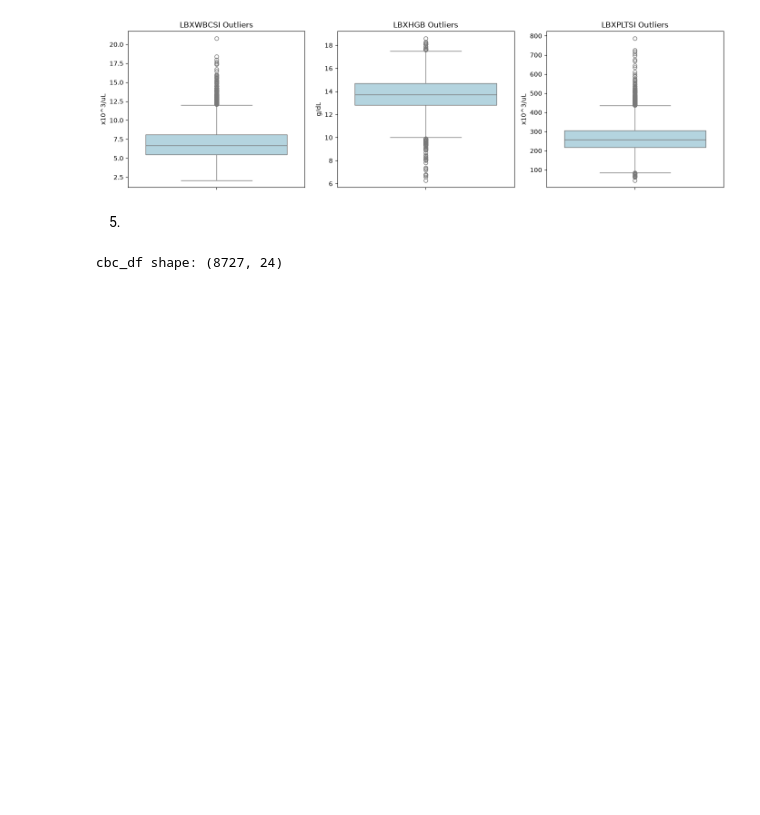
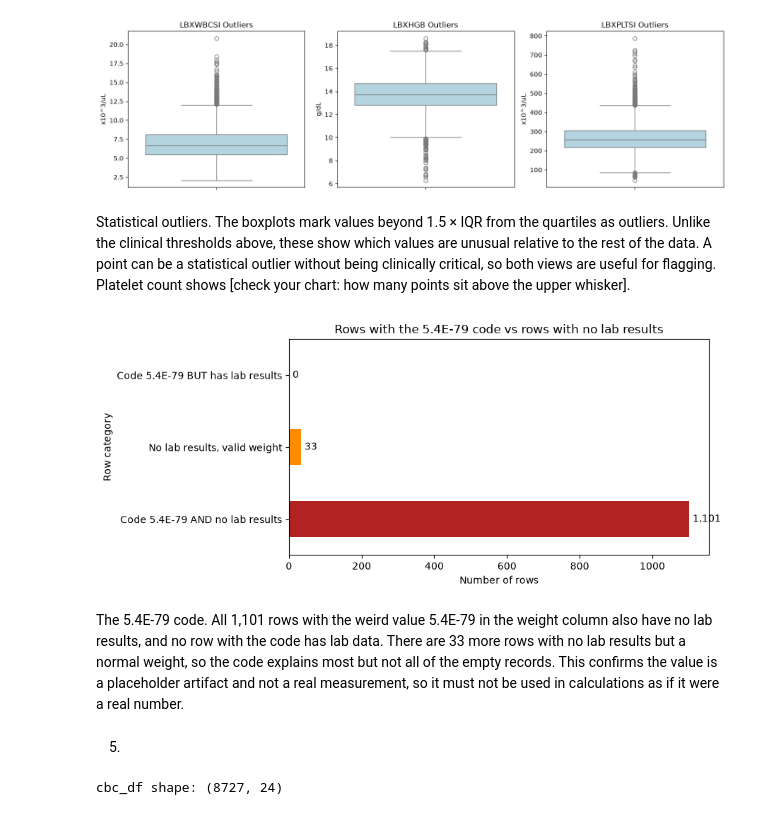
Before and after one commit to a212396-sudo/hospital-cempaka-lab, a Jupyter notebook: notebook/hospital_cempaka_pipeline.ipynb, the cells around one changed output. Cells and saved outputs as stored; diff of their text form; code cells hidden in the pictures; blank space fills up the shorter version.

```diff
--- a/notebook/hospital_cempaka_pipeline.ipynb
+++ b/notebook/hospital_cempaka_pipeline.ipynb
@@ -147,6 +151,33 @@ plt.tight_layout()
 plt.show()
 # %% [output]
 [figure]
+# %% [markdown]
+Statistical outliers. The boxplots mark values beyond 1.5 × IQR from the quartiles as outliers. Unlike the clinical thresholds above, these show which values are unusual relative to the rest of the data. A point can be a statistical outlier without being clinically critical, so both views are useful for flagging. Platelet count shows [check your chart: how many points sit above the upper whisker].
+# %%
+# Chart 5: relationship between the 5.4E-79 code and rows with no lab results
+code_mask = cbc_df["WTPH2YR"] < 1e-10
+no_lab_rows = cbc_df[[c for c in cbc_df.columns
+                      if c not in ["Unnamed: 0", "SEQN", "WTPH2YR"]]].isna().all(axis=1)
+
+counts = pd.Series({
+    "Code 5.4E-79 AND no lab results": (code_mask & no_lab_rows).sum(),
+    "No lab results, valid weight":    (~code_mask & no_lab_rows).sum(),
+    "Code 5.4E-79 BUT has lab results": (code_mask & ~no_lab_rows).sum(),
+})
+
+fig, ax = plt.subplots(figsize=(9, 4))
+counts.plot(kind="barh", ax=ax, color=["firebrick", "darkorange", "gray"])
+for i, v in enumerate(counts):
+    ax.text(v + 10, i, f"{v:,}", va="center")
+ax.set_title("Rows with the 5.4E-79 code vs rows with no lab results")
+ax.set_xlabel("Number of rows")
+ax.set_ylabel("Row category")
+plt.tight_layout()
+plt.show()
+# %% [output]
+[figure, added]
+# %% [markdown]
+The 5.4E-79 code. All 1,101 rows with the weird value 5.4E-79 in the weight column also have no lab results, and no row with the code has lab data. There are 33 more rows with no lab results but a normal weight, so the code explains most but not all of the empty records. This confirms the value is a placeholder artifact and not a real measurement, so it must not be used in calculations as if it were a real number.
 # %% [markdown]
 5.
 # %%
```
Also changed, not shown: parts of 4 cells of this notebook.
